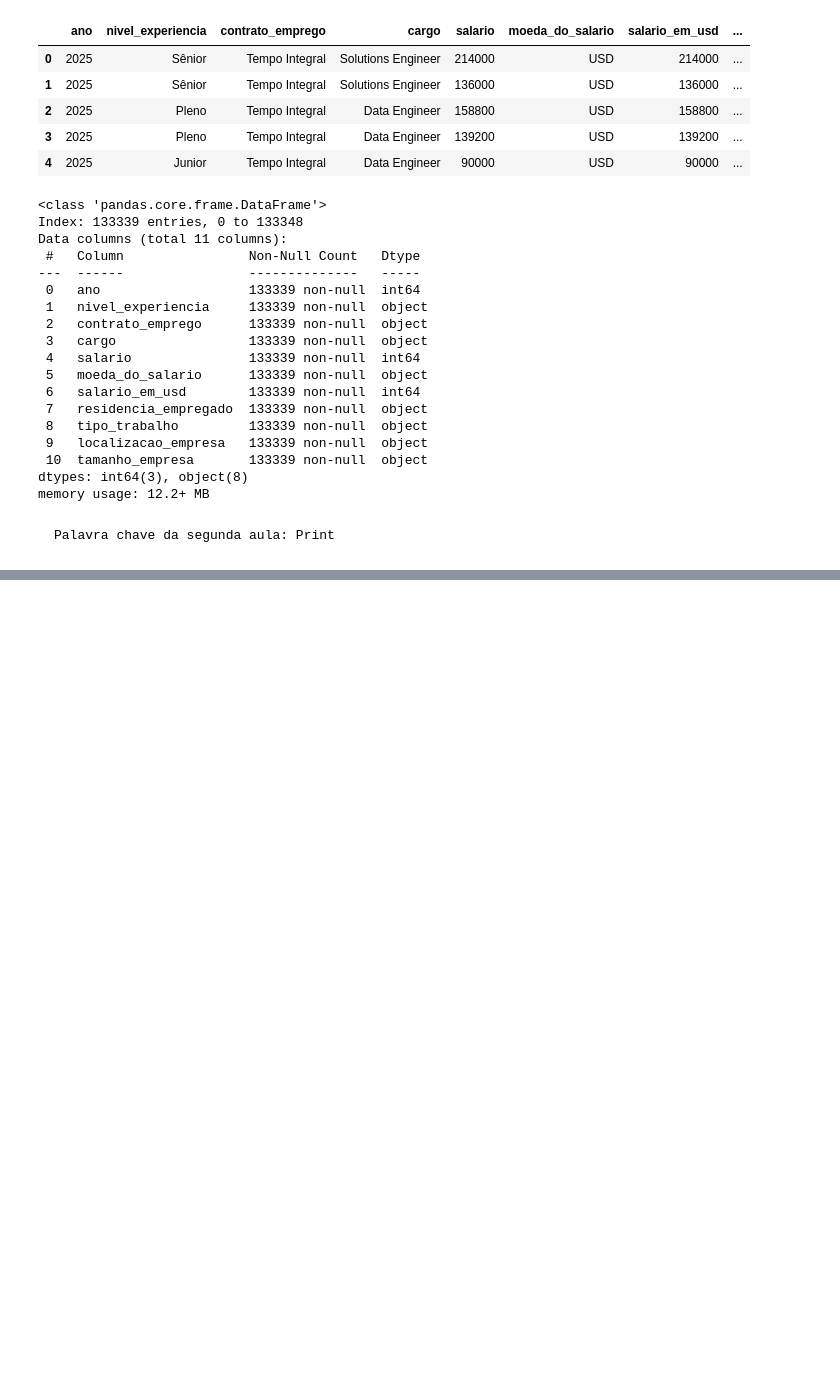
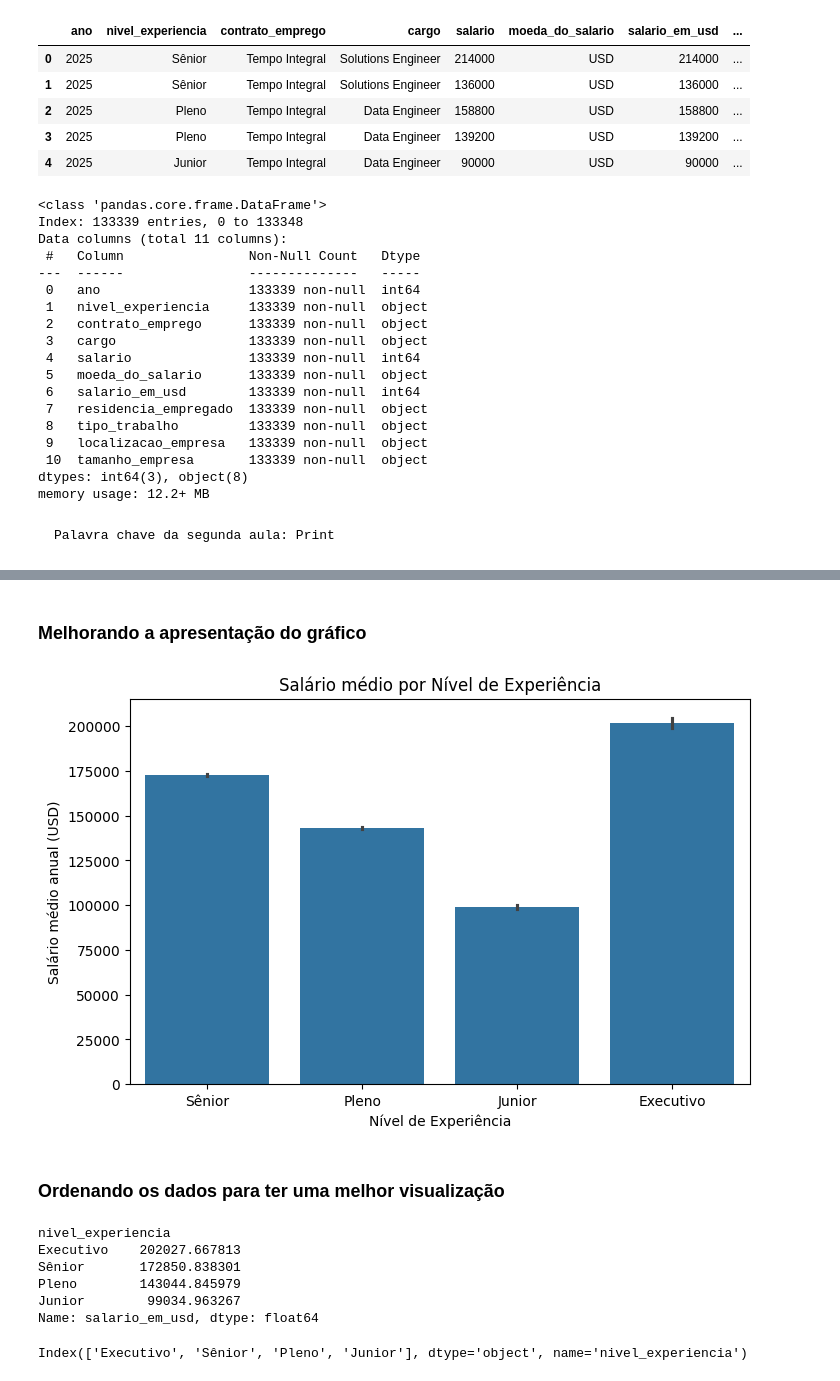
Before and after one commit to brunomartins009/Imersao-em-dados-com-Python---Alura, a Jupyter notebook: Código fonte/main.ipynb, the cells around one changed output, grey strips where cells are left out. Cells and saved outputs as stored; diff of their text form; code cells hidden in the pictures; blank space fills up the shorter version.

```diff
--- a/Código fonte/main.ipynb
+++ b/Código fonte/main.ipynb
@@ -440,0 +470,31 @@ memory usage: 12.2+ MB
+# %% [markdown]
+### Melhorando a apresentação do gráfico
+# %%
+import matplotlib.pyplot as plt
+
+plt.figure(figsize=(8, 5))
+sns.barplot(data=df_limpo, x='nivel_experiencia', y='salario_em_usd')
+plt.title('Salário médio por Nível de Experiência')
+plt.xlabel('Nível de Experiência')
+plt.ylabel('Salário médio anual (USD)')
+plt.show()
+# %% [output]
+[figure, added]
+# %% [markdown]
+### Ordenando os dados para ter uma melhor visualização
+# %%
+# Ordena de forma decrescente os niveis de experiência com base no salário médio
+df_limpo.groupby('nivel_experiencia')['salario_em_usd'].mean().sort_values(ascending=False)
+# %% [output]
+nivel_experiencia
+Executivo    202027.667813
+Sênior       172850.838301
+Pleno        143044.845979
+Junior        99034.963267
+Name: salario_em_usd, dtype: float64
+# %%
+# Criando uma variável para armazenar o index em ordem decrescente dos níveis de experiência com base no salário médio
+nivel_exp_ordenado = df_limpo.groupby('nivel_experiencia')['salario_em_usd'].mean().sort_values(ascending=False).index
+nivel_exp_ordenado
+# %% [output]
+Index(['Executivo', 'Sênior', 'Pleno', 'Junior'], dtype='object', name='nivel_experiencia')
```
Also changed, not shown: parts of 42 cells of this notebook, 1 other file.
